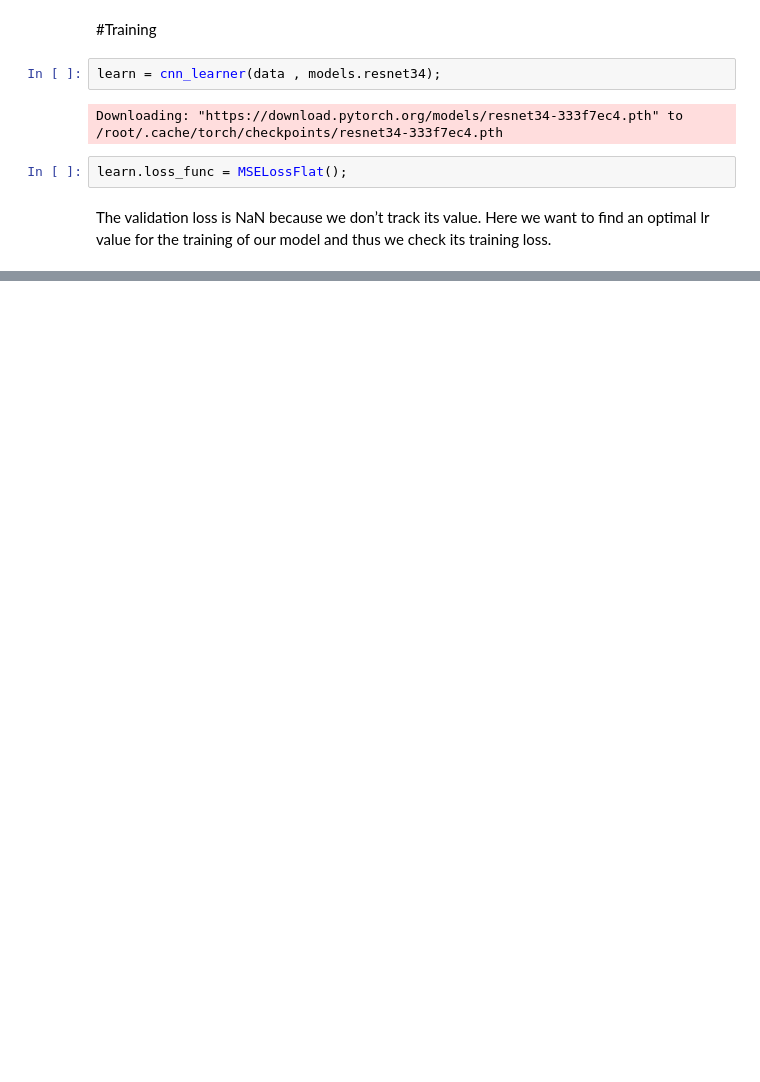
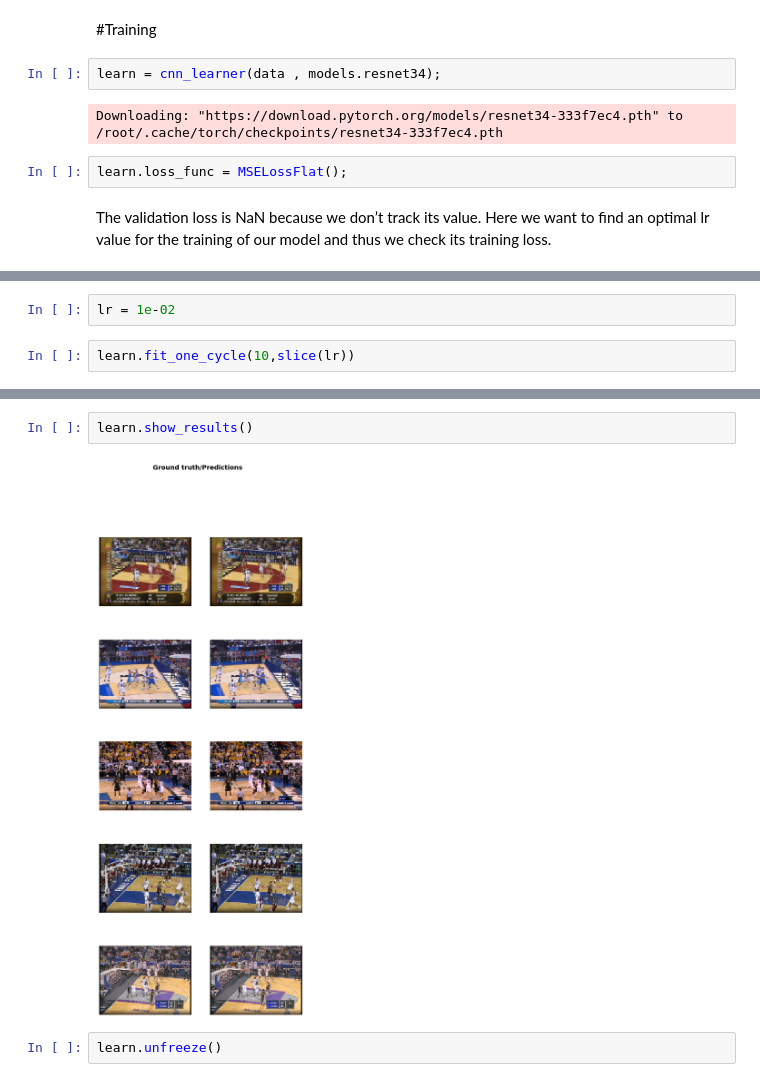
Before and after one commit to Pager07/Human-object-interaction-for-basketball-videos, a Jupyter notebook: ImageRegression.ipynb, the cells around one changed output, grey strips where cells are left out. Cells and saved outputs as stored; diff of their text form; blank space fills up the shorter version.

```diff
--- a/ImageRegression.ipynb
+++ b/ImageRegression.ipynb
@@ -141,0 +140,4 @@ k
+# %%
+lr = 1e-02
+# %%
+learn.fit_one_cycle(10,slice(lr))
@@ -141,0 +156,6 @@ k
+# %%
+learn.show_results()
+# %% [output]
+[figure, added]
+# %%
+learn.unfreeze()
```
Also changed, not shown: parts of 26 cells of this notebook.
